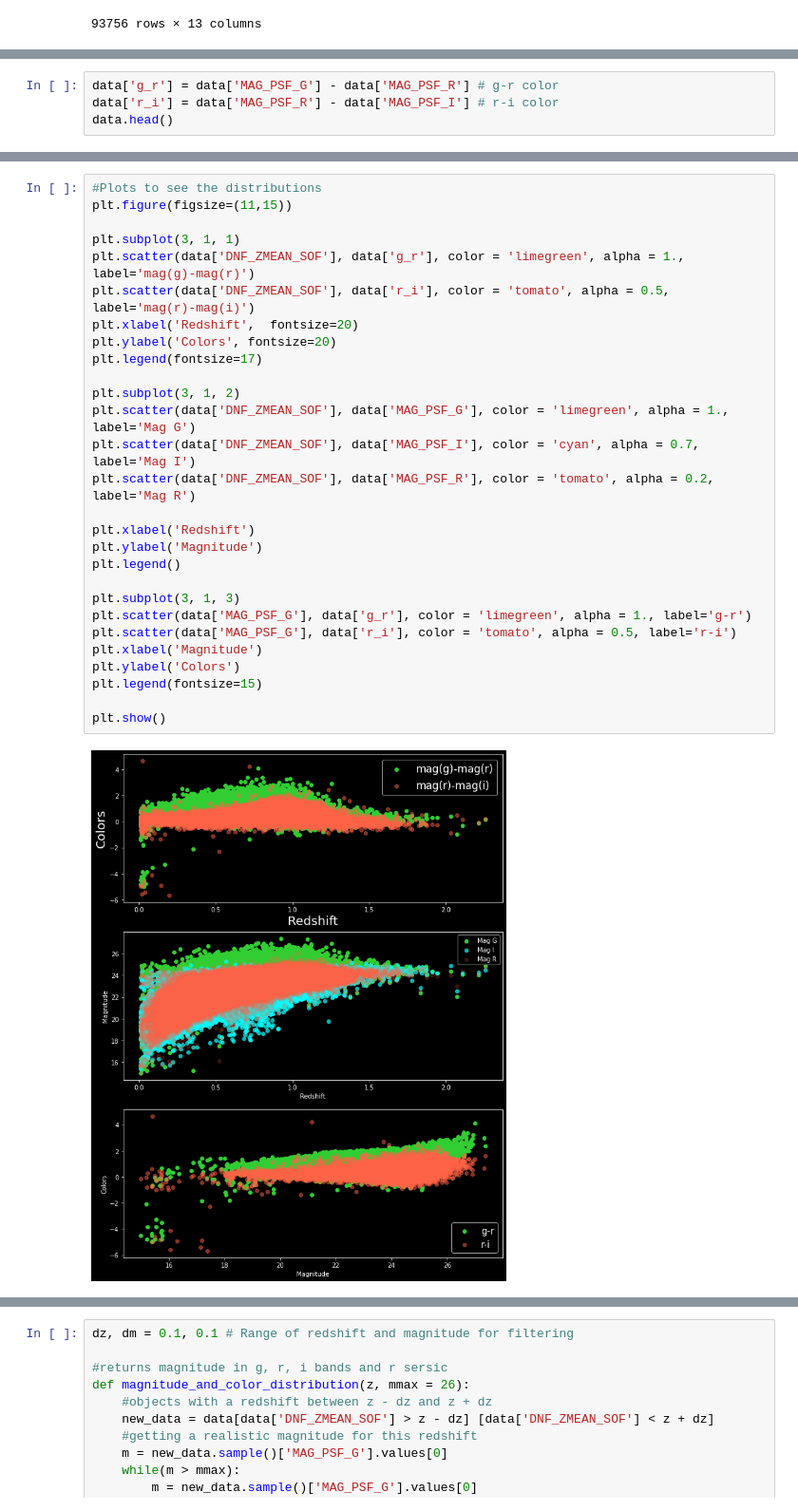
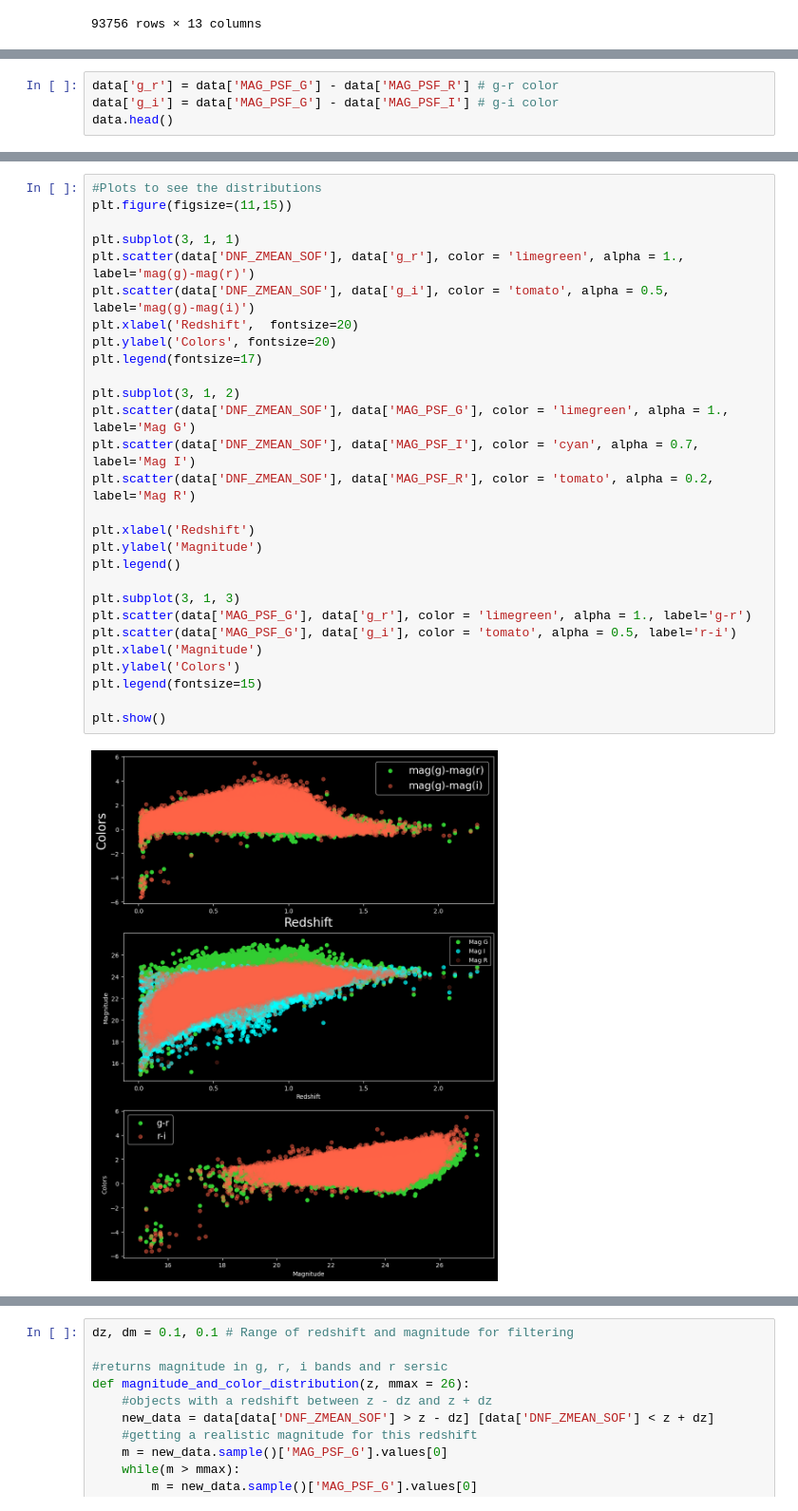
Before and after one commit to JimenaGonzalez/Simulations-Double-Source-Gravitational-Lensing, a Jupyter notebook: Color_Distribution/Source_distributions.ipynb, the cells around one changed output, grey strips where cells are left out. Shown at 95% size. Cells and saved outputs as stored; diff of their text form.

Commit message:
Fix color component

```diff
--- a/Color_Distribution/Source_distributions.ipynb
+++ b/Color_Distribution/Source_distributions.ipynb
@@ -43,6 +43,6 @@ plt.show()
 # %%
 data['g_r'] = data['MAG_PSF_G'] - data['MAG_PSF_R'] # g-r color
-data['r_i'] = data['MAG_PSF_R'] - data['MAG_PSF_I'] # r-i color
+data['g_i'] = data['MAG_PSF_G'] - data['MAG_PSF_I'] # g-i color
 data.head()
 # %% [output]
 |  | index | COADD_OBJECT_ID | DNF_ZMEAN_SOF | MAG_PSF_G | MAG_PSF_R | MAG_PSF_I | MAG_PSF_Z | FLUX_RADIUS_G | ... |
@@ -54,33 +54,33 @@ data.head()
 # %%
 #Plots to see the distributions
 plt.figure(figsize=(11,15))
 
 plt.subplot(3, 1, 1)
 plt.scatter(data['DNF_ZMEAN_SOF'], data['g_r'], color = 'limegreen', alpha = 1., label='mag(g)-mag(r)')
-plt.scatter(data['DNF_ZMEAN_SOF'], data['r_i'], color = 'tomato', alpha = 0.5, label='mag(r)-mag(i)')
+plt.scatter(data['DNF_ZMEAN_SOF'], data['g_i'], color = 'tomato', alpha = 0.5, label='mag(g)-mag(i)')
 plt.xlabel('Redshift',  fontsize=20)
 plt.ylabel('Colors', fontsize=20)
 plt.legend(fontsize=17)
 
 plt.subplot(3, 1, 2)
 plt.scatter(data['DNF_ZMEAN_SOF'], data['MAG_PSF_G'], color = 'limegreen', alpha = 1., label='Mag G')
 plt.scatter(data['DNF_ZMEAN_SOF'], data['MAG_PSF_I'], color = 'cyan', alpha = 0.7, label='Mag I')
 plt.scatter(data['DNF_ZMEAN_SOF'], data['MAG_PSF_R'], color = 'tomato', alpha = 0.2, label='Mag R')
 
 plt.xlabel('Redshift')
 plt.ylabel('Magnitude')
 plt.legend()
 
 plt.subplot(3, 1, 3)
 plt.scatter(data['MAG_PSF_G'], data['g_r'], color = 'limegreen', alpha = 1., label='g-r')
-plt.scatter(data['MAG_PSF_G'], data['r_i'], color = 'tomato', alpha = 0.5, label='r-i')
+plt.scatter(data['MAG_PSF_G'], data['g_i'], color = 'tomato', alpha = 0.5, label='r-i')
 plt.xlabel('Magnitude')
 plt.ylabel('Colors')
 plt.legend(fontsize=15)
 
 plt.show()
 # %% [output]
-[figure, old version]
+[figure, new version]
 # %%
 #Plots to see the distributions
 plt.figure(figsize=(8,6))
```
Also changed, not shown: parts of 4 cells of this notebook.
